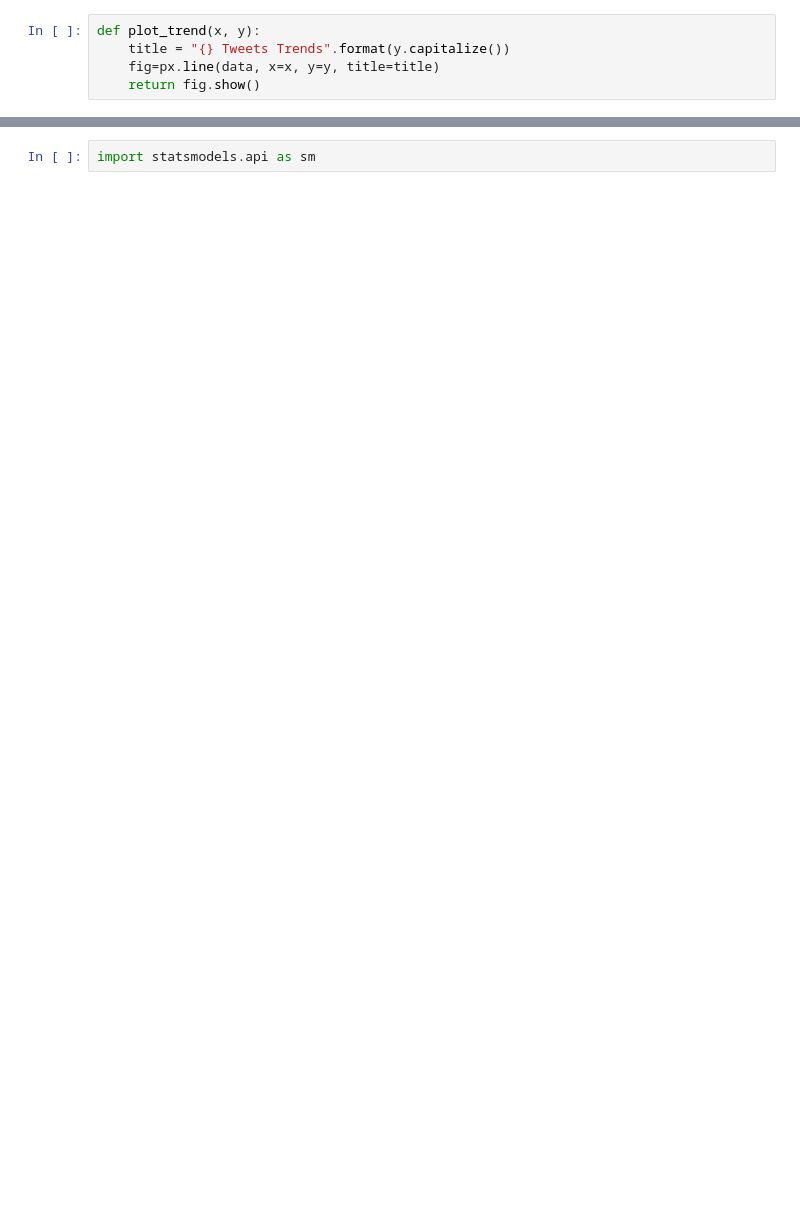
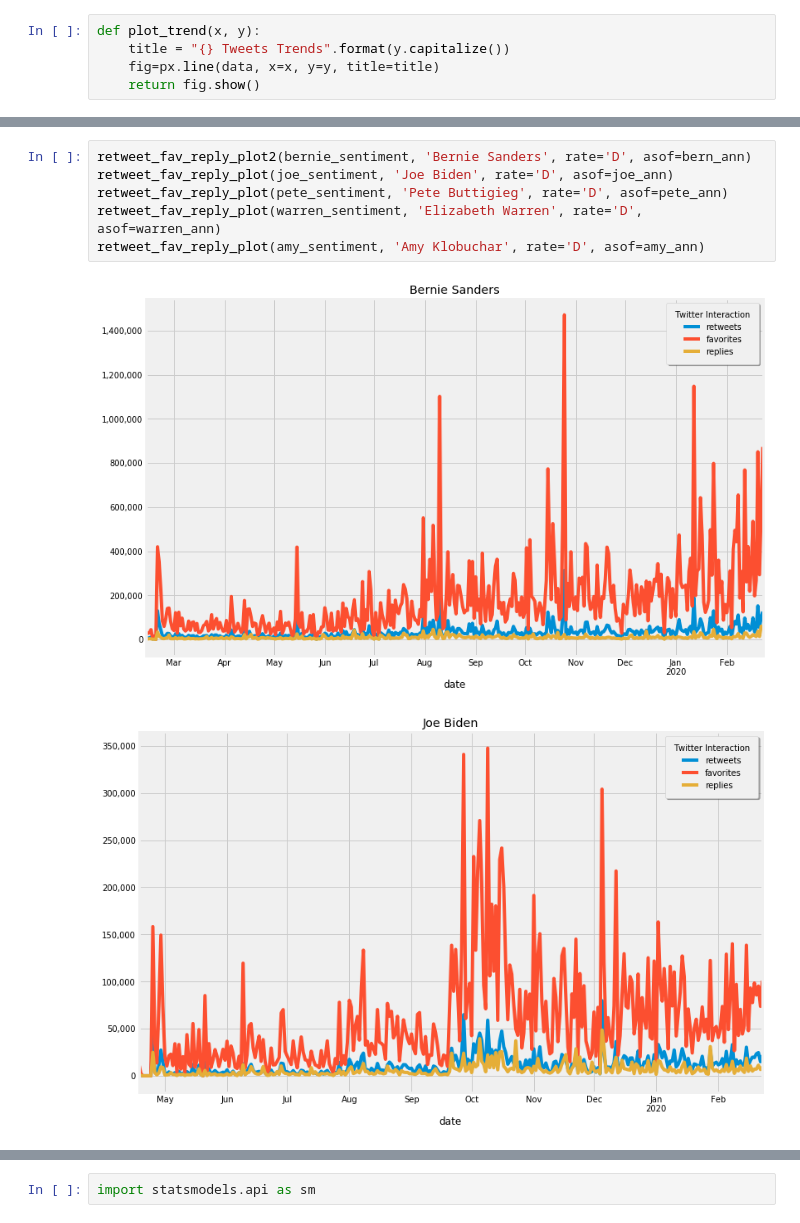
Before and after one commit to nomadtomas/sentweetment_analysizer, a Jupyter notebook: dnc_race.ipynb, the cells around one changed output, grey strips where cells are left out. Drawn from its saved outputs; the diff is of its cells as text; blank space fills up the shorter version.

```diff
--- a/dnc_race.ipynb
+++ b/dnc_race.ipynb
@@ -351,3 +353,12 @@ plot_trend(data.index, 'joe')
 # %% [output]
 [interactive output not drawn]
 [interactive output not drawn]
+# %%
+retweet_fav_reply_plot2(bernie_sentiment, 'Bernie Sanders', rate='D', asof=bern_ann)
+retweet_fav_reply_plot(joe_sentiment, 'Joe Biden', rate='D', asof=joe_ann)
+retweet_fav_reply_plot(pete_sentiment, 'Pete Buttigieg', rate='D', asof=pete_ann)
+retweet_fav_reply_plot(warren_sentiment, 'Elizabeth Warren', rate='D', asof=warren_ann)
+retweet_fav_reply_plot(amy_sentiment, 'Amy Klobuchar', rate='D', asof=amy_ann)
+# %% [output]
+[figure, added]
+[figure, added]
```
Also changed, not shown: parts of 10 cells of this notebook.
